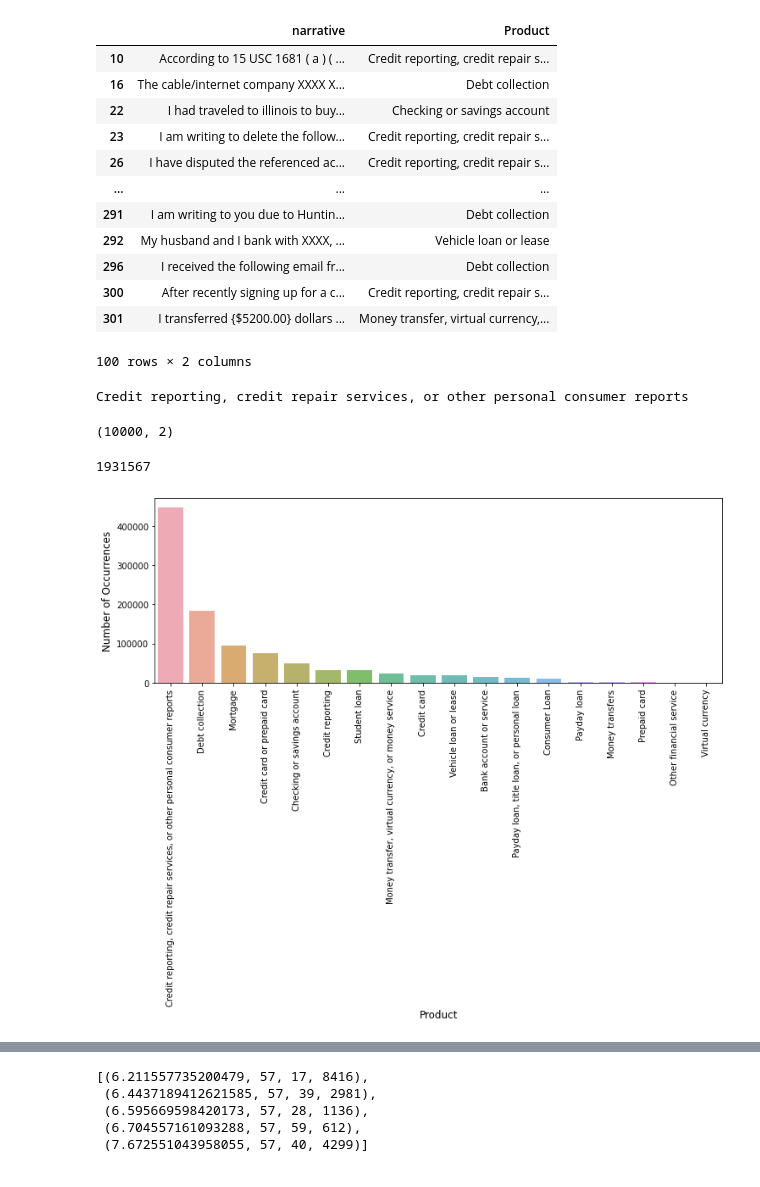
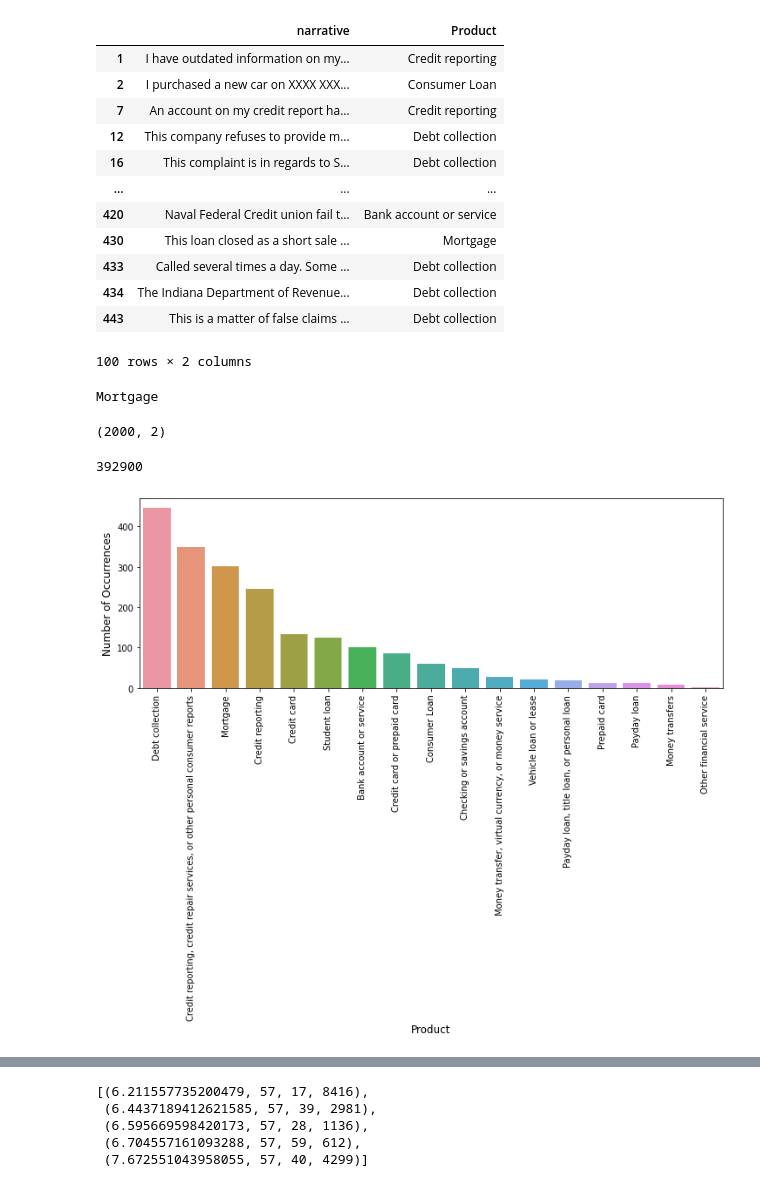
Before and after one commit to Noman08/Noman08-Master-thesis-p2v-, a Jupyter notebook: complaints_d2v.ipynb, the cells around one changed output, grey strips where cells are left out. Cells and saved outputs as stored; diff of their text form; code cells hidden in the pictures.

```diff
--- a/complaints_d2v.ipynb
+++ b/complaints_d2v.ipynb
@@ -32,0 +15,6 @@ df.tail(10)
+# %%
+df = pd.read_csv('Consumer_Complaints.csv')
+df = df[['Consumer Complaint','Product']]
+df = df[pd.notnull(df['Consumer Complaint'])]
+df.rename(columns = {'Consumer Complaint':'narrative'}, inplace = True)
+df.tail(10)
@@ -36,19 +36,21 @@ from gensim.models import Doc2Vec
 df.head(100)
 # %% [output]
 |  | narrative | Product |
-| 10 | According to 15 USC 1681 ( a ) ( ... | Credit reporting, credit repair s... |
-| 16 | The cable/internet company XXXX X... | Debt collection |
-| 22 | I had traveled to illinois to buy... | Checking or savings account |
-| 23 | I am writing to delete the follow... | Credit reporting, credit repair s... |
-| 26 | I have disputed the referenced ac... | Credit reporting, credit repair s... |
+| 1 | I have outdated information on my... | Credit reporting |
+| 2 | I purchased a new car on XXXX XXX... | Consumer Loan |
+| 7 | An account on my credit report ha... | Credit reporting |
+| 12 | This company refuses to provide m... | Debt collection |
+| 16 | This complaint is in regards to S... | Debt collection |
 | ... | ... | ... |
-| 291 | I am writing to you due to Huntin... | Debt collection |
-| 292 | My husband and I bank with XXXX, ... | Vehicle loan or lease |
-| 296 | I received the following email fr... | Debt collection |
-| 300 | After recently signing up for a c... | Credit reporting, credit repair s... |
-| 301 | I transferred {$5200.00} dollars ... | Money transfer, virtual currency,... |
+| 420 | Naval Federal Credit union fail t... | Bank account or service |
+| 430 | This loan closed as a short sale ... | Mortgage |
+| 433 | Called several times a day. Some ... | Debt collection |
+| 434 | The Indiana Department of Revenue... | Debt collection |
+| 443 | This is a matter of false claims ... | Debt collection |
 100 rows × 2 columns
 # %%
-dff = df.iloc[
-    0:10000,
-]
+# dff = df.iloc[
+#     0:10000,
+# ]
+dff = df.sample(n = 2000)
+dff.to_csv('Compressed_complaint.csv')
@@ -58,28 +62,29 @@ node_subjects = []
 for i in range(len(text_corpus)):
     node_subjects.append(text_corpus[i][1])
     i = i+1
-print(node_subjects[9999])
+print(node_subjects[1999])
 # %% [output]
-Credit reporting, credit repair services, or other personal consumer reports
+Mortgage
 # %%
 dff.shape
 # %% [output]
-(10000, 2)
+(2000, 2)
 # %%
-dff.index = range(10000)
+dff.index = range(2000)
 dff['narrative'].apply(lambda x: len(x.split(' '))).sum()
 # %% [output]
-1931567
+392900
 # %%
-cnt_pro = df['Product'].value_counts()
+cnt_pro = dff['Product'].value_counts()
 plt.figure(figsize=(12,4))
-sns.barplot(cnt_pro.index, cnt_pro.values, alpha=0.8)
+sns.barplot(data=dff, x=cnt_pro.index, y=cnt_pro.values)
+# sns.barplot(cnt_pro.index, cnt_pro.values, alpha=0.8)
 plt.ylabel('Number of Occurrences', fontsize=12)
 plt.xlabel('Product', fontsize=12)
 plt.xticks(rotation=90)
 plt.show();
 # %% [output]
-[figure, old version]
+[figure, new version]
 # %%
 def print_complaint(index):
     example = dff[dff.index == index][['narrative', 'Product']].values[0]
```
Also changed, not shown: parts of 34 cells of this notebook, 2 other files.
